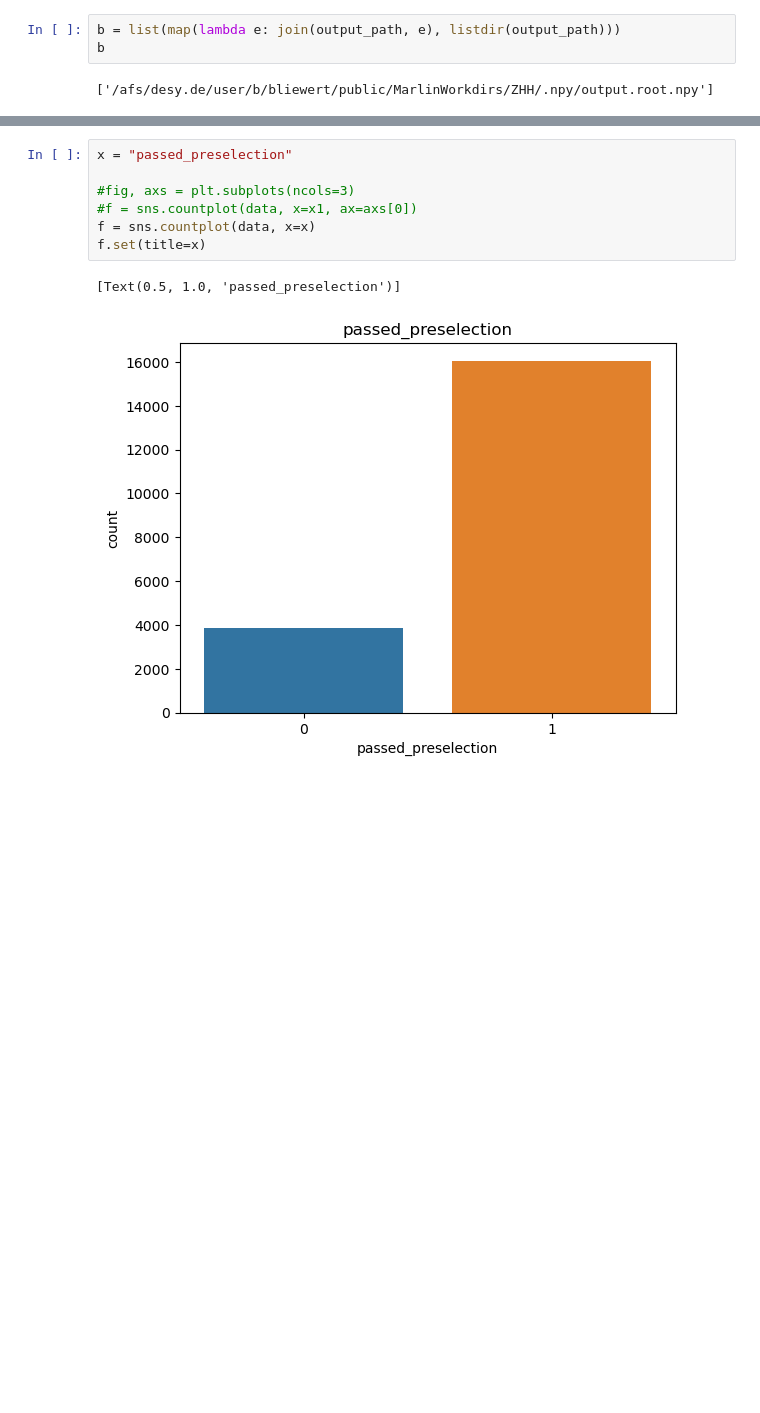
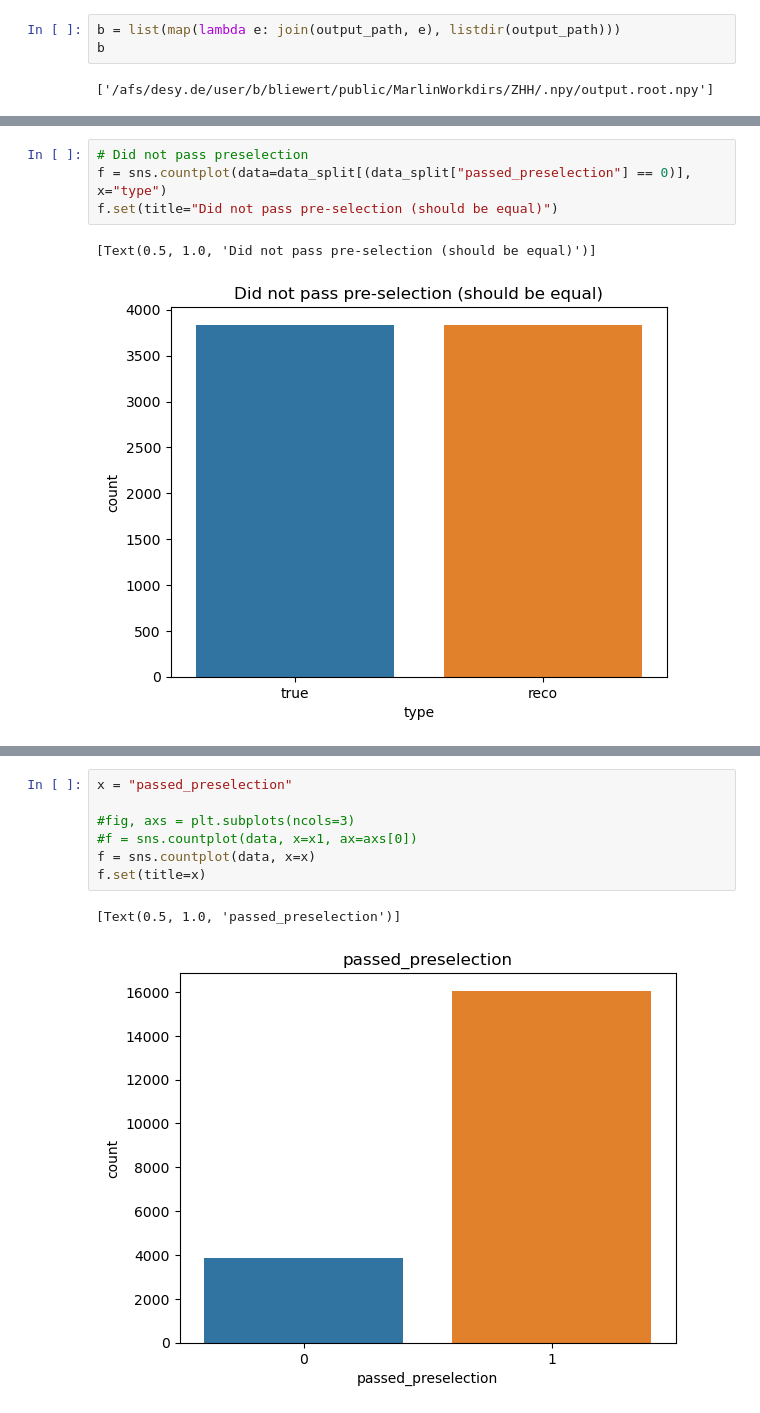
Before and after one commit to ILDAnaSoft/ZHH, a Jupyter notebook: view.ipynb, the cells around one changed output, grey strips where cells are left out. Drawn from its saved outputs; the diff is of its cells as text; blank space fills up the shorter version.

```diff
--- a/view.ipynb
+++ b/view.ipynb
@@ -97,0 +209,7 @@ data["reco_mz_wt"] = data["reco_mz"] / data["reco_sigmalr"]
+# %%
+# Did not pass preselection
+f = sns.countplot(data=data_split[(data_split["passed_preselection"] == 0)], x="type")
+f.set(title="Did not pass pre-selection (should be equal)")
+# %% [output]
+[Text(0.5, 1.0, 'Did not pass pre-selection (should be equal)')]
+[figure, added]
```
Also changed, not shown: parts of 25 cells of this notebook, 2 other files.
